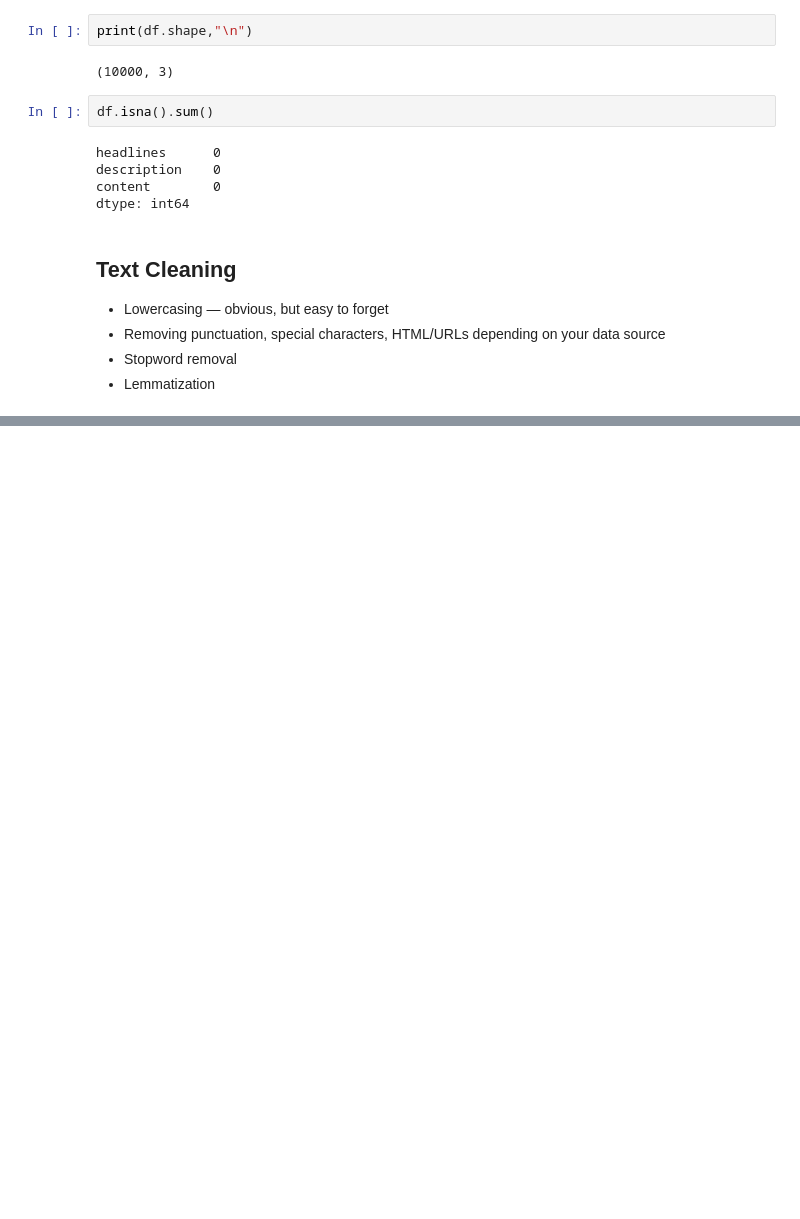
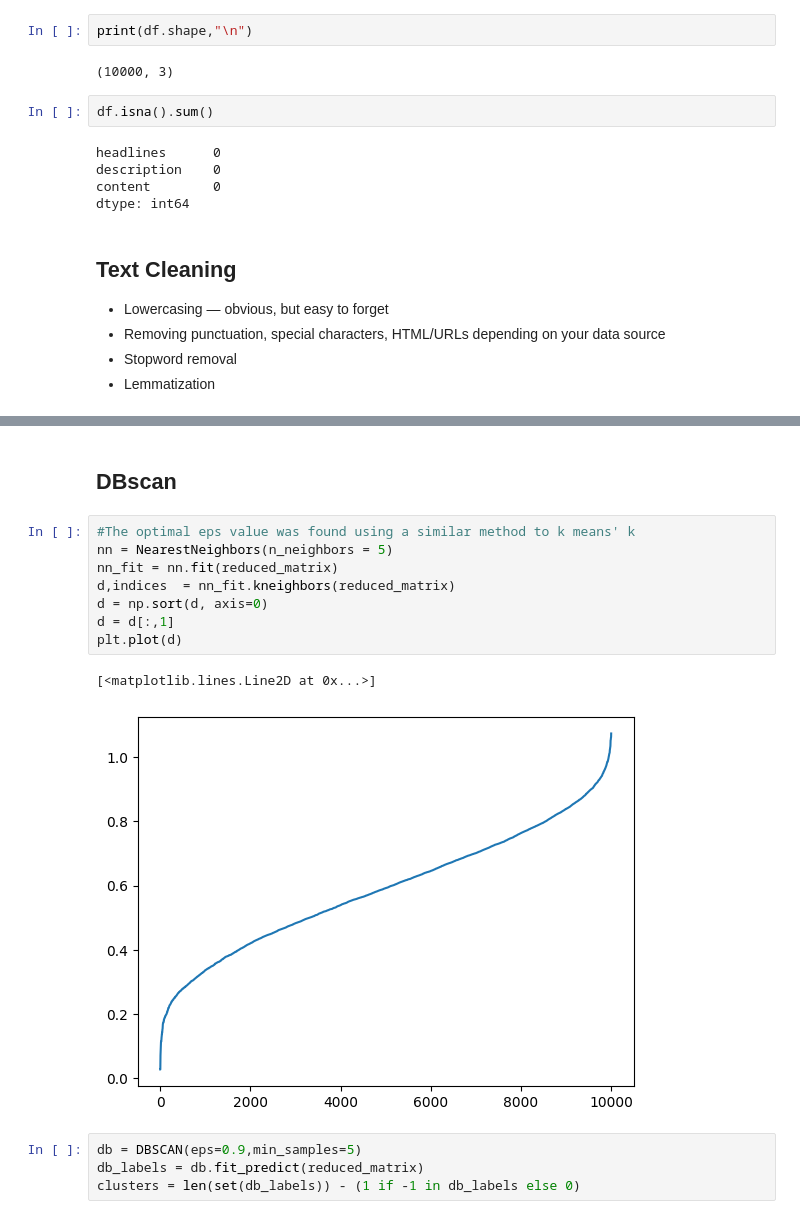
Before and after one commit to HusseinH214/Applied-Machine-Learning-Project-3, a Jupyter notebook: clustering.ipynb, the cells around one changed output, grey strips where cells are left out. Cells and saved outputs as stored; diff of their text form; blank space fills up the shorter version.

```diff
--- a/clustering.ipynb
+++ b/clustering.ipynb
@@ -121,0 +169,17 @@ len(text)
+# %% [markdown]
+## DBscan
+# %%
+#The optimal eps value was found using a similar method to k means' k
+nn = NearestNeighbors(n_neighbors = 5)
+nn_fit = nn.fit(reduced_matrix)
+d,indices  = nn_fit.kneighbors(reduced_matrix)
+d = np.sort(d, axis=0)
+d = d[:,1]
+plt.plot(d)
+# %% [output]
+[<matplotlib.lines.Line2D at 0x...>]
+[figure, added]
+# %%
+db = DBSCAN(eps=0.9,min_samples=5)
+db_labels = db.fit_predict(reduced_matrix)
+clusters = len(set(db_labels)) - (1 if -1 in db_labels else 0)
```
Also changed, not shown: parts of 24 cells of this notebook, 11 other files.
